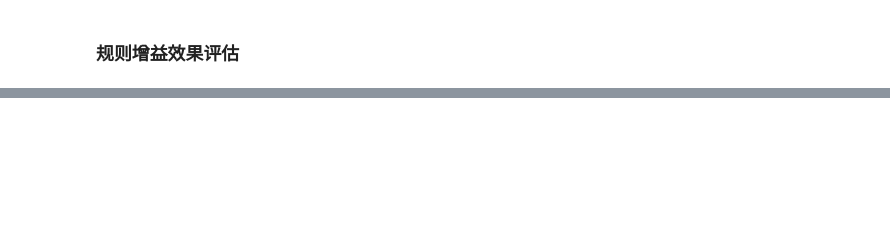
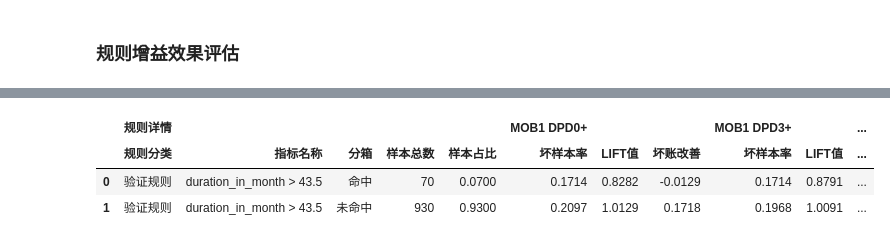
Before and after one commit to itlubber/scorecardpipeline, a Jupyter notebook: examples/auto_report.ipynb, the cells around one changed output, grey strips where cells are left out. Cells and saved outputs as stored; diff of their text form; code cells hidden in the pictures; blank space fills up the shorter version.

```diff
--- a/examples/auto_report.ipynb
+++ b/examples/auto_report.ipynb
@@ -206,6 +226,14 @@ rule.report(data[["duration_in_month", target]], target=target)
 |  | 规则分类 | 指标名称 | 分箱 | 样本总数 | 样本占比 | 好样本数 | 好样本占比 | 坏样本数 | 坏样本占比 | 坏样本率 | LIFT值 | ... |
 | 0 | 验证规则 | duration_in_month > 43.5 | 命中 | 70 | 0.0700 | 30 | 0.0429 | 40 | 0.1333 | 0.5714 | 1.9048 | ... |
 | 1 | 验证规则 | duration_in_month > 43.5 | 未命中 | 930 | 0.9300 | 670 | 0.9571 | 260 | 0.8667 | 0.2796 | 0.9319 | ... |
+# %%
+rule = Rule("duration_in_month > 43.5")
+rule.report(data[["duration_in_month", "MOB1"]], overdue=["MOB1"], dpd=[0, 3, 7, 15], filter_cols=['坏样本率', 'LIFT值', '坏账改善', '样本占比'], del_grey=False)
+# %% [output]
+|  | 规则详情 |  |  |  |  | MOB1 DPD0+ |  |  | MOB1 DPD3+ |  | ... |
+|  | 规则分类 | 指标名称 | 分箱 | 样本总数 | 样本占比 | 坏样本率 | LIFT值 | 坏账改善 | 坏样本率 | LIFT值 | ... |
+| 0 | 验证规则 | duration_in_month > 43.5 | 命中 | 70 | 0.0700 | 0.1714 | 0.8282 | -0.0129 | 0.1714 | 0.8791 | ... |
+| 1 | 验证规则 | duration_in_month > 43.5 | 未命中 | 930 | 0.9300 | 0.2097 | 1.0129 | 0.1718 | 0.1968 | 1.0091 | ... |
 # %%
 prior_rules = Rule("credit_amount > 3972.25")
 rule.report(data[["duration_in_month", "credit_amount", target]], target=target, prior_rules=prior_rules)
```
Also changed, not shown: parts of 7 cells of this notebook.
